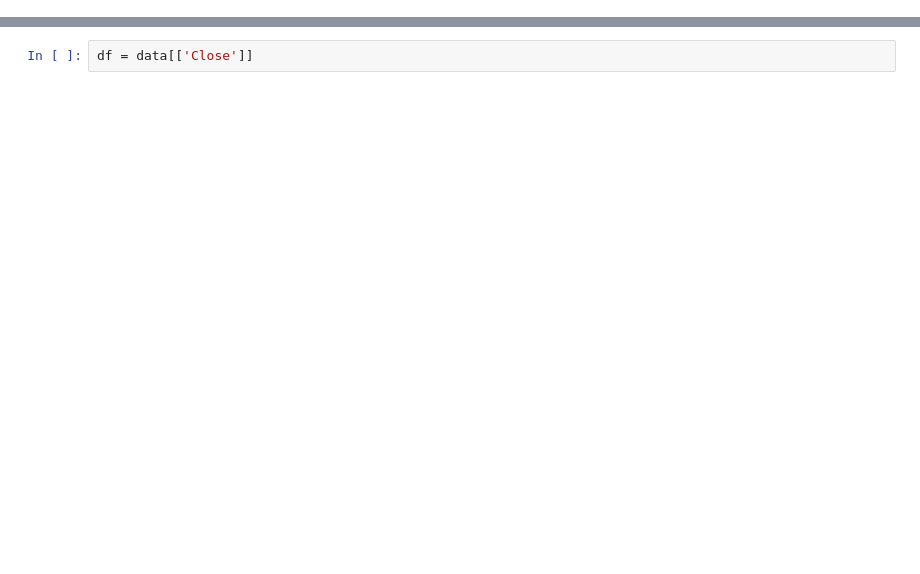
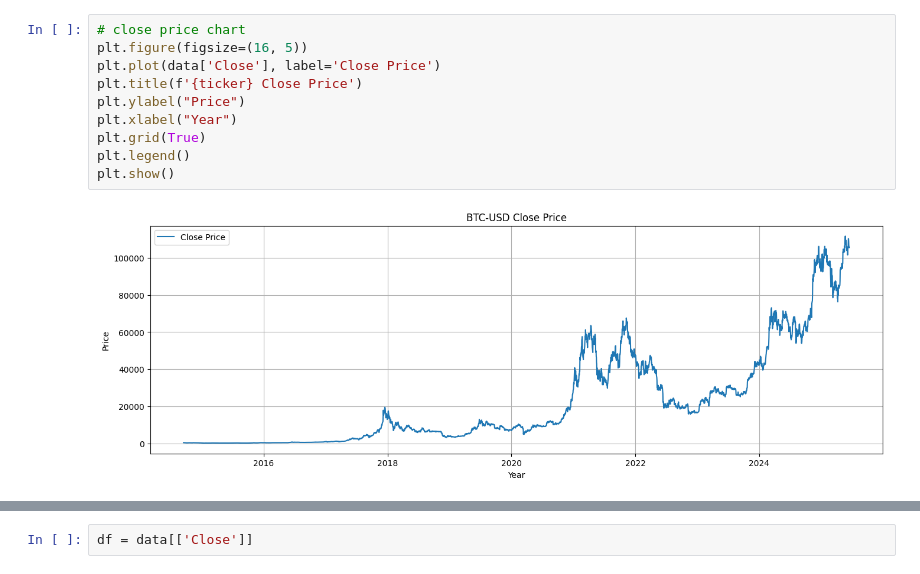
Before and after one commit to yoru0/forecasting-lab, a Jupyter notebook: StockForecasting.ipynb, the cells around one changed output, grey strips where cells are left out. Saved outputs shown, nothing was run; the diff lists cells and outputs as text; blank space fills up the shorter version.

```diff
--- a/StockForecasting.ipynb
+++ b/StockForecasting.ipynb
@@ -52,0 +64,12 @@ data
+# %%
+# close price chart
+plt.figure(figsize=(16, 5))
+plt.plot(data['Close'], label='Close Price')
+plt.title(f'{ticker} Close Price')
+plt.ylabel("Price")
+plt.xlabel("Year")
+plt.grid(True)
+plt.legend()
+plt.show()
+# %% [output]
+[figure, added]
```
Also changed, not shown: parts of 23 cells of this notebook, 2 other files.
